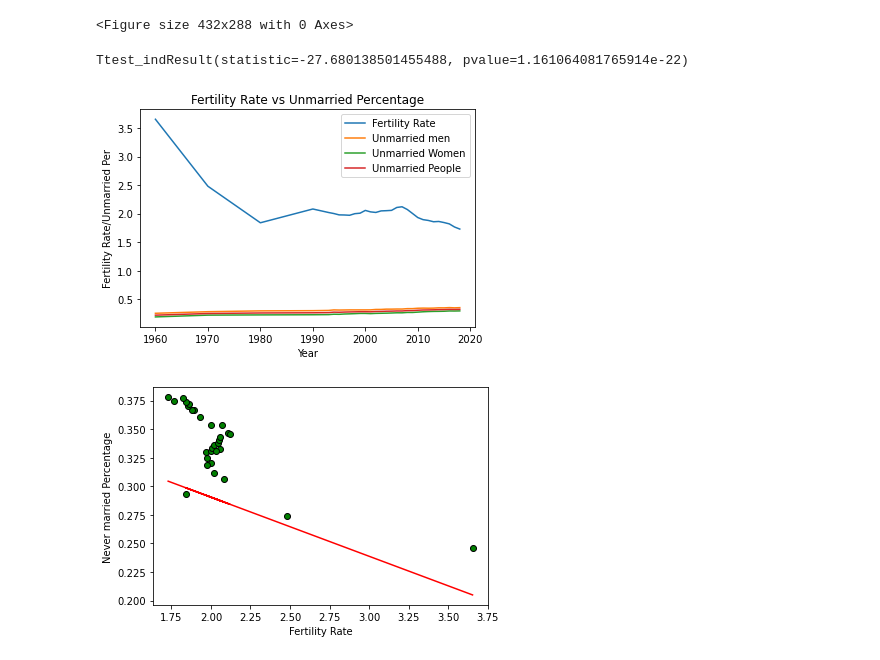
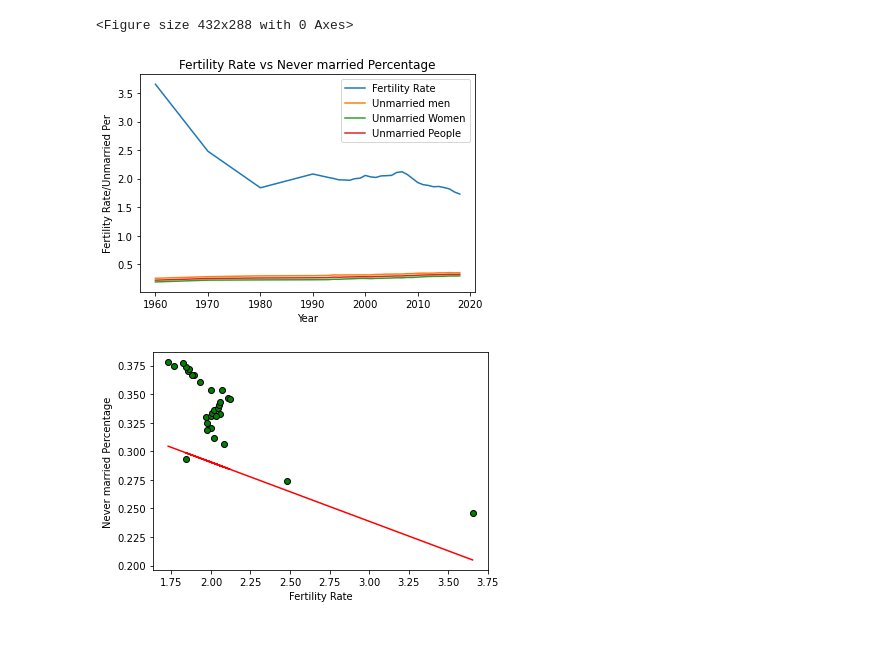
Before and after one commit to vlee2020/UCI-Project1-Group5, a Jupyter notebook: team5.ipynb, the cells around one changed output. Cells and saved outputs as stored; diff of their text form; code cells hidden in the pictures.

```diff
--- a/team5.ipynb
+++ b/team5.ipynb
@@ -211,6 +238,5 @@ clean_marital_df.head()
 # %%
 #line chart compared married percentage vs fertility rate
-fertility_rate=clean_marital_df['fertility_rate']
 x_axis_data = clean_marital_df['Year']
 y_axis1 = fertility_rate
 y_axis2 = clean_marital_df['Per of married men']
@@ -299,30 +320,25 @@ plt.savefig("Output/fertility_unmarried_scatter.png")
 [figure]
 The correlation between both factors is -0.74
 <Figure size 432x288 with 0 Axes>
-# %%
-#t test for unmarried
-stats.ttest_ind(unmarried_per,fertility_rate, equal_var=False)
-# %% [output]
-Ttest_indResult(statistic=-27.680138501455488, pvalue=1.161064081765914e-22)
 # %%
 ##line chart compared never married percentage vs fertility rate
 y_axis8 = fertility_rate
 y_axis9 = clean_marital_df['Per of Never married men']
 y_axis10 = clean_marital_df['Per of Never married women']
 y_axis11=clean_marital_df["Per of Never married peole"]
 
 plt.plot(x_axis_data, y_axis8,label="Fertility Rate")
 plt.plot(x_axis_data, y_axis9,label="Unmarried men")
 plt.plot(x_axis_data, y_axis10,label="Unmarried Women")
 plt.plot(x_axis_data,y_axis11,label="Unmarried People")
 plt.legend(loc="best")
 plt.xlabel('Year')
 plt.ylabel('Fertility Rate/Unmarried Per')
-plt.title('Fertility Rate vs Unmarried Percentage')
+plt.title('Fertility Rate vs Never married Percentage')
 #save fig
 plt.savefig("Output/fertility_nevermarried_line.png")
 # %% [output]
-[figure, old version]
+[figure, new version]
 # %%
 ##scatter plot fertility rate vs never married people
 plt.scatter(fertility_rate, unmarried_per, marker="o", facecolors="green", edgecolors="black")
```
Also changed, not shown: parts of 12 cells of this notebook.
